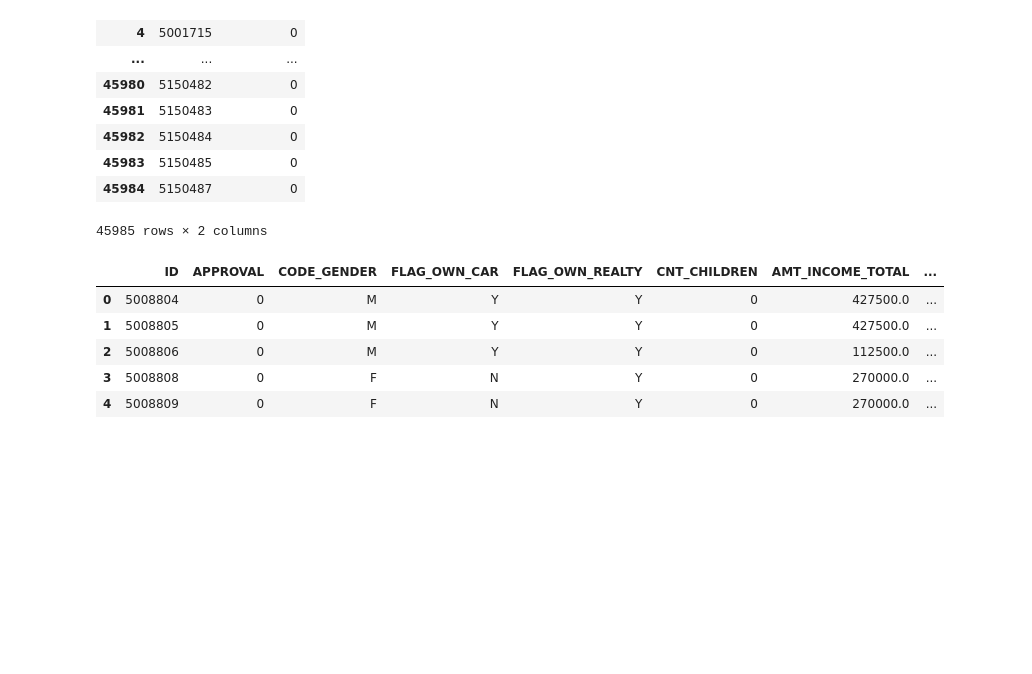
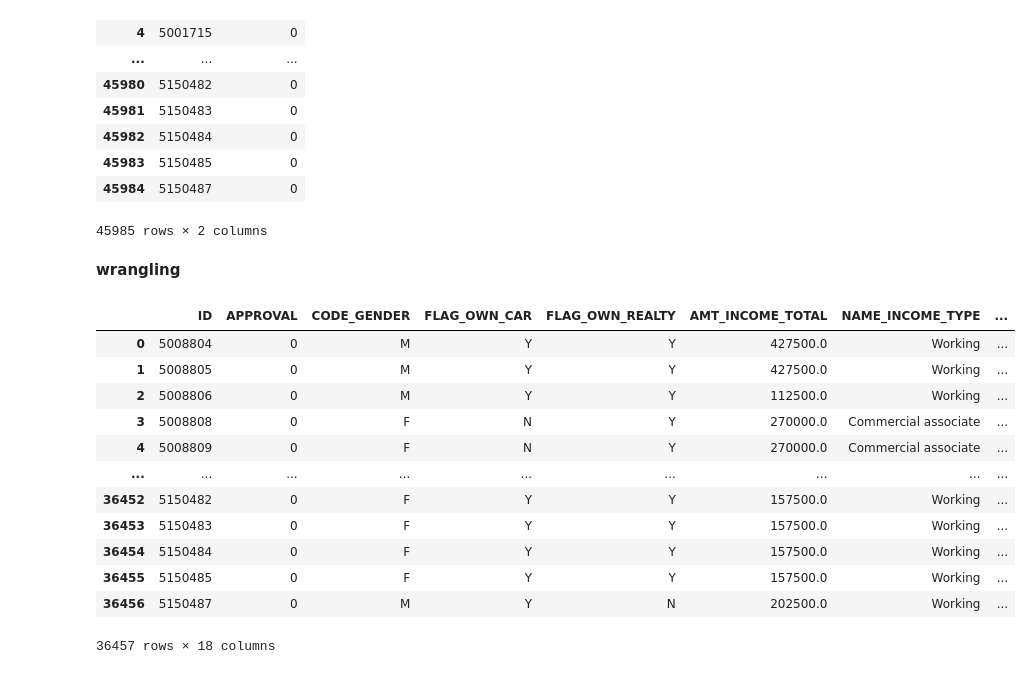
Before and after one commit to yyeseull/AI13, a Jupyter notebook: AI_13_서예슬_section2_project.ipynb, the cells around one changed output. Drawn from its saved outputs; the diff is of its cells as text; code cells hidden in the pictures; blank space fills up the shorter version.

```diff
--- a/AI_13_서예슬_section2_project.ipynb
+++ b/AI_13_서예슬_section2_project.ipynb
@@ -167,7 +195,24 @@ application_record.query("CNT_CHILDREN ==2 & CNT_FAM_MEMBERS == 1").head() # 자
 # %%
-def eda_process(df):
+ def eda_process(df):
 
+  #생일을 나이로 변경!
   df['DAYS_BIRTH'] = np.abs(df['DAYS_BIRTH']/365)
+  #고용일 실직 = 0 , 나머지는 년으로 변경!
+  df['DAYS_EMPLOYED'] = np.where(df["DAYS_EMPLOYED"] >=0,0,df["DAYS_EMPLOYED"])
   df['DAYS_EMPLOYED'] = np.abs(df['DAYS_EMPLOYED']/365)
+  #replace column names
+  new_col_name = { 'DAYS_EMPLOYED' : 'YEARS_EMPLOYED',
+                   'DAYS_BIRTH' : 'AGE'}
+  df.rename(columns = new_col_name,inplace=True)
   #가족수 자녀까지 포함.
   df['CNT_FAM_MEMBERS'] = df['CNT_CHILDREN'] + df['CNT_FAM_MEMBERS']
+
+  dropped_cols = ['CNT_CHILDREN']
+  df.drop(dropped_cols,axis=1,inplace=True)
+
+  return df
+
+
+application = eda_process(application_record)
+
+application.head()
@@ -369,13 +421,22 @@ credit
 | 45983 | 5150485 | 0 |
 | 45984 | 5150487 | 0 |
 45985 rows × 2 columns
+# %% [markdown]
+**wrangling**
 # %%
-df = pd.merge(credit,application_record, on='ID')
-df.head()
+df = pd.merge(credit,application, on='ID',how = 'inner')
+df
 # %% [output]
-|  | ID | APPROVAL | CODE_GENDER | FLAG_OWN_CAR | FLAG_OWN_REALTY | CNT_CHILDREN | AMT_INCOME_TOTAL | ... |
-| 0 | 5008804 | 0 | M | Y | Y | 0 | 427500.0 | ... |
-| 1 | 5008805 | 0 | M | Y | Y | 0 | 427500.0 | ... |
-| 2 | 5008806 | 0 | M | Y | Y | 0 | 112500.0 | ... |
-| 3 | 5008808 | 0 | F | N | Y | 0 | 270000.0 | ... |
-| 4 | 5008809 | 0 | F | N | Y | 0 | 270000.0 | ... |
+|  | ID | APPROVAL | CODE_GENDER | FLAG_OWN_CAR | FLAG_OWN_REALTY | AMT_INCOME_TOTAL | NAME_INCOME_TYPE | ... |
+| 0 | 5008804 | 0 | M | Y | Y | 427500.0 | Working | ... |
+| 1 | 5008805 | 0 | M | Y | Y | 427500.0 | Working | ... |
+| 2 | 5008806 | 0 | M | Y | Y | 112500.0 | Working | ... |
+| 3 | 5008808 | 0 | F | N | Y | 270000.0 | Commercial associate | ... |
+| 4 | 5008809 | 0 | F | N | Y | 270000.0 | Commercial associate | ... |
+| ... | ... | ... | ... | ... | ... | ... | ... | ... |
+| 36452 | 5150482 | 0 | F | Y | Y | 157500.0 | Working | ... |
+| 36453 | 5150483 | 0 | F | Y | Y | 157500.0 | Working | ... |
+| 36454 | 5150484 | 0 | F | Y | Y | 157500.0 | Working | ... |
+| 36455 | 5150485 | 0 | F | Y | Y | 157500.0 | Working | ... |
+| 36456 | 5150487 | 0 | M | Y | N | 202500.0 | Working | ... |
+36457 rows × 18 columns
```
Also changed, not shown: parts of 6 cells of this notebook.
